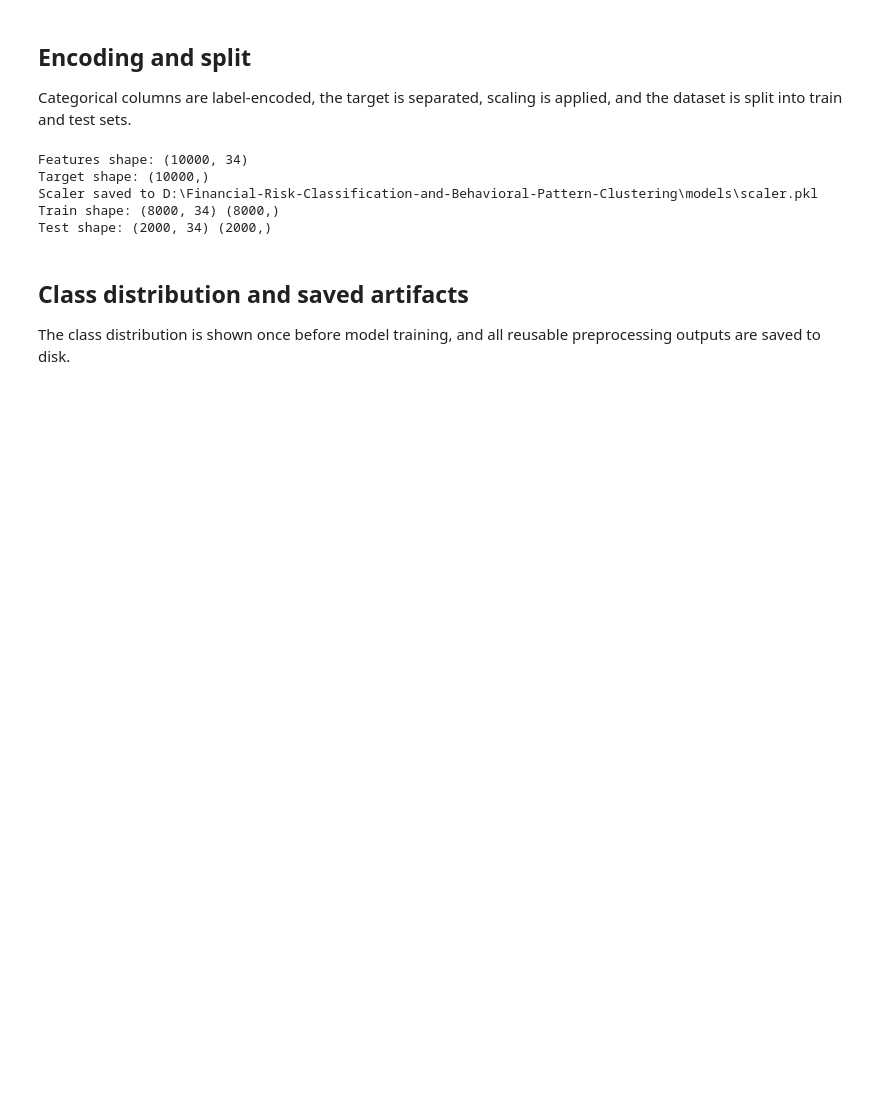
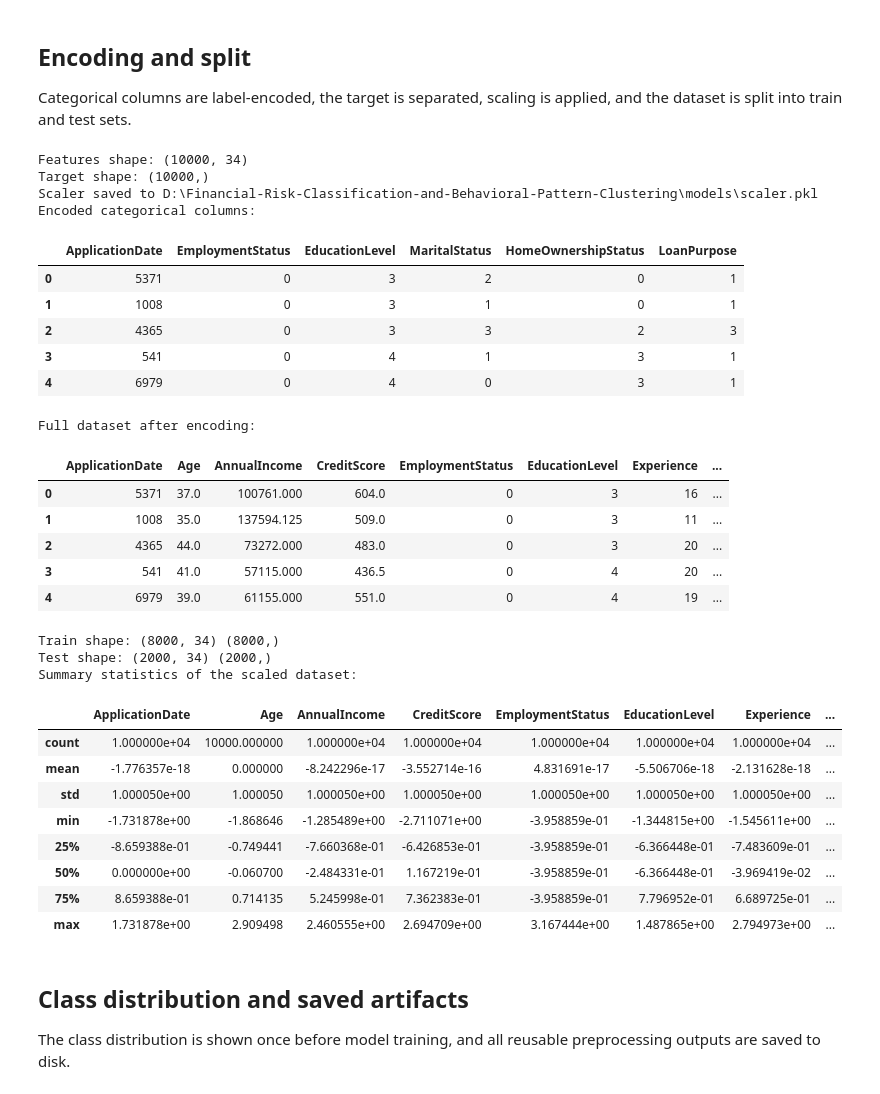
Before and after one commit to aanchalshres/Financial-Risk-Classification-and-Behavioral-Pattern-Clustering, a Jupyter notebook: notebooks/02_preprocessing.ipynb, the cells around one changed output. Drawn from its saved outputs; the diff is of its cells as text; code cells hidden in the pictures; blank space fills up the shorter version.

```diff
--- a/notebooks/02_preprocessing.ipynb
+++ b/notebooks/02_preprocessing.ipynb
@@ -160,34 +185,64 @@ Categorical columns are label-encoded, the target is separated, scaling is appli
 # %%
 encoders = {}
 for column in categorical_cols:
     encoder = LabelEncoder()
     df[column] = encoder.fit_transform(df[column].astype(str))
     encoders[column] = encoder
 
 # Drop target column and RiskScore (data leakage - directly encodes the target)
 columns_to_drop = [TARGET_COL, 'RiskScore']
 X = df.drop(columns=columns_to_drop)
 y = df[TARGET_COL].astype(int)
 print('Features shape:', X.shape)
 print('Target shape:', y.shape)
 
 scaler = StandardScaler()
 X_scaled_array = scaler.fit_transform(X)
 X_scaled = pd.DataFrame(X_scaled_array, columns=X.columns)
 joblib.dump(scaler, MODELS_DIR / 'scaler.pkl')
 print('Scaler saved to', MODELS_DIR / 'scaler.pkl')
 
 X_train, X_test, y_train, y_test = train_test_split(
     X_scaled, y, test_size=0.2, random_state=RANDOM_STATE, stratify=y
 )
+
+print("Encoded categorical columns:")
+display(df[categorical_cols].head())
+
+print("Full dataset after encoding:")
+display(df.head())
 print('Train shape:', X_train.shape, y_train.shape)
 print('Test shape:', X_test.shape, y_test.shape)
 # %% [output]
 Features shape: (10000, 34)
 Target shape: (10000,)
 Scaler saved to D:\Financial-Risk-Classification-and-Behavioral-Pattern-Clustering\models\scaler.pkl
-Train shape: (8000, 34) (8000,)
-Test shape: (2000, 34) (2000,)
+Encoded categorical columns:
+|  | ApplicationDate | EmploymentStatus | EducationLevel | MaritalStatus | HomeOwnershipStatus | LoanPurpose |
+| 0 | 5371 | 0 | 3 | 2 | 0 | 1 |
+| 1 | 1008 | 0 | 3 | 1 | 0 | 1 |
+| 2 | 4365 | 0 | 3 | 3 | 2 | 3 |
+| 3 | 541 | 0 | 4 | 1 | 3 | 1 |
+| 4 | 6979 | 0 | 4 | 0 | 3 | 1 |
+Full dataset after encoding:
+|  | ApplicationDate | Age | AnnualIncome | CreditScore | EmploymentStatus | EducationLevel | Experience | ... |
+| 0 | 5371 | 37.0 | 100761.000 | 604.0 | 0 | 3 | 16 | ... |
+| 1 | 1008 | 35.0 | 137594.125 | 509.0 | 0 | 3 | 11 | ... |
+| 2 | 4365 | 44.0 | 73272.000 | 483.0 | 0 | 3 | 20 | ... |
+| 3 | 541 | 41.0 | 57115.000 | 436.5 | 0 | 4 | 20 | ... |
+| 4 | 6979 | 39.0 | 61155.000 | 551.0 | 0 | 4 | 19 | ... |
+Train shape: (8000, 34) (8000,)
+Test shape: (2000, 34) (2000,)
+Summary statistics of the scaled dataset:
+|  | ApplicationDate | Age | AnnualIncome | CreditScore | EmploymentStatus | EducationLevel | Experience | ... |
+| count | 1.000000e+04 | 10000.000000 | 1.000000e+04 | 1.000000e+04 | 1.000000e+04 | 1.000000e+04 | 1.000000e+04 | ... |
+| mean | -1.776357e-18 | 0.000000 | -8.242296e-17 | -3.552714e-16 | 4.831691e-17 | -5.506706e-18 | -2.131628e-18 | ... |
+| std | 1.000050e+00 | 1.000050 | 1.000050e+00 | 1.000050e+00 | 1.000050e+00 | 1.000050e+00 | 1.000050e+00 | ... |
+| min | -1.731878e+00 | -1.868646 | -1.285489e+00 | -2.711071e+00 | -3.958859e-01 | -1.344815e+00 | -1.545611e+00 | ... |
+| 25% | -8.659388e-01 | -0.749441 | -7.660368e-01 | -6.426853e-01 | -3.958859e-01 | -6.366448e-01 | -7.483609e-01 | ... |
+| 50% | 0.000000e+00 | -0.060700 | -2.484331e-01 | 1.167219e-01 | -3.958859e-01 | -6.366448e-01 | -3.969419e-02 | ... |
+| 75% | 8.659388e-01 | 0.714135 | 5.245998e-01 | 7.362383e-01 | -3.958859e-01 | 7.796952e-01 | 6.689725e-01 | ... |
+| max | 1.731878e+00 | 2.909498 | 2.460555e+00 | 2.694709e+00 | 3.167444e+00 | 1.487865e+00 | 2.794973e+00 | ... |
 # %% [markdown]
 ## Class distribution and saved artifacts
 The class distribution is shown once before model training, and all reusable preprocessing outputs are saved to disk.
```
Also changed, not shown: parts of 2 cells of this notebook, 15 other files.
